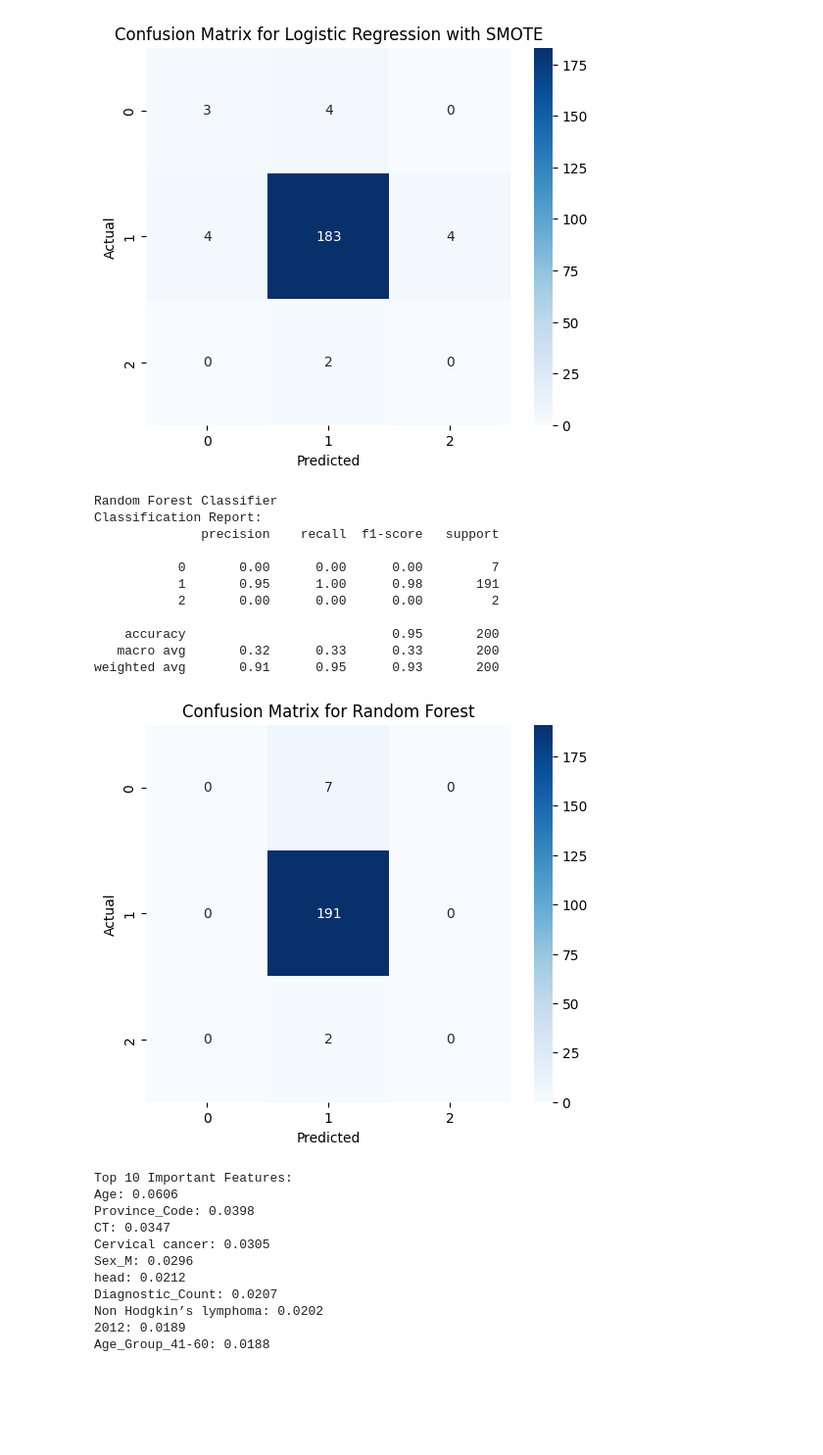
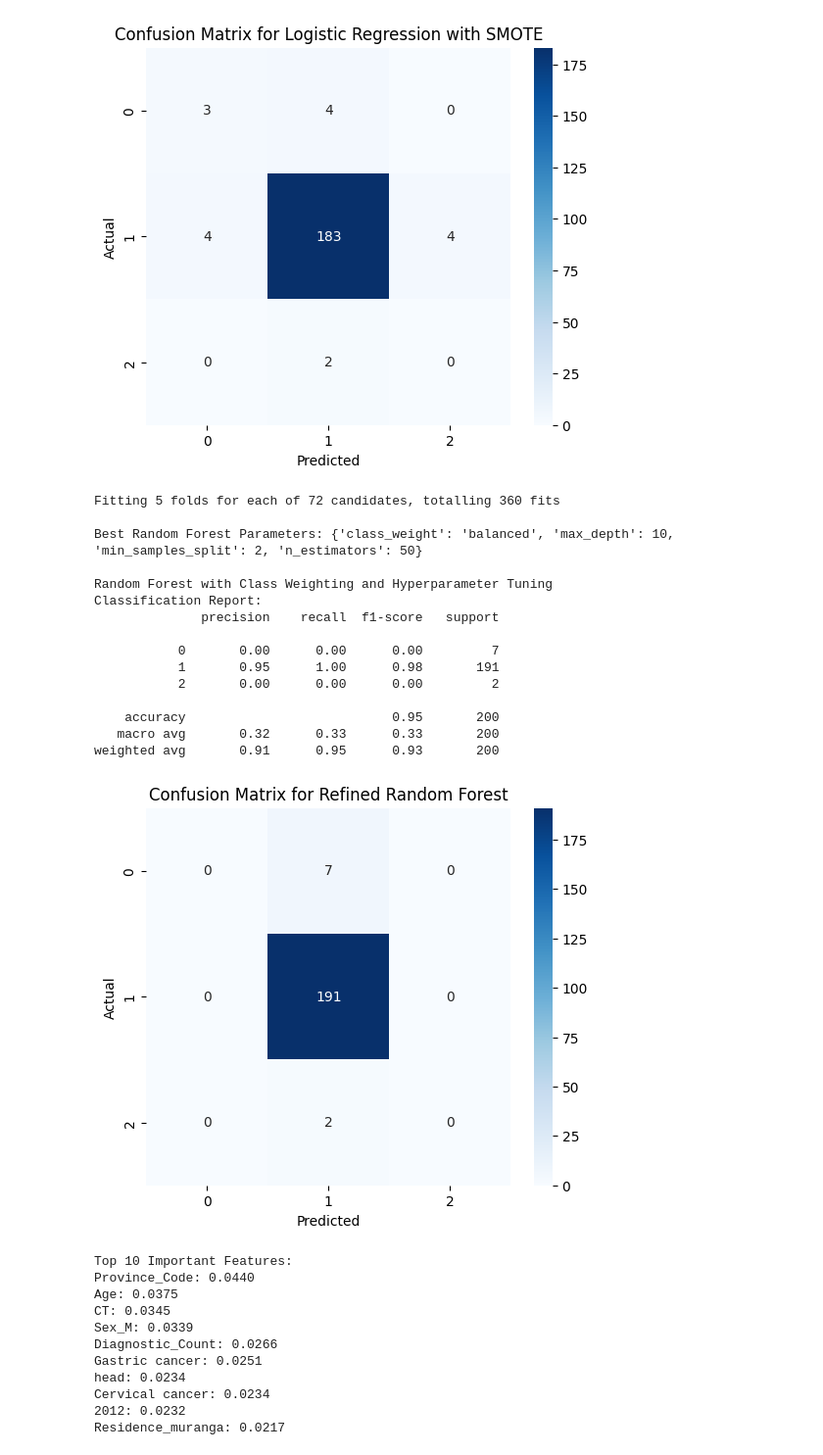
Before and after one commit to njokinjuguna/Machine-learning-Models, a Jupyter notebook: cancerpredictiveanalysisinkenya.ipynb, the cells around one changed output. Shown at 98% size. Saved outputs shown, nothing was run; the diff lists cells and outputs as text; code cells hidden in the pictures; blank space fills up the shorter version.

```diff
--- a/cancerpredictiveanalysisinkenya.ipynb
+++ b/cancerpredictiveanalysisinkenya.ipynb
@@ -918,66 +935,80 @@ weighted avg       0.94      0.93      0.93       200
 [figure]
 # %%
 from sklearn.ensemble import RandomForestClassifier
+from sklearn.model_selection import GridSearchCV
 from sklearn.metrics import classification_report, confusion_matrix
 import matplotlib.pyplot as plt
 import seaborn as sns
 
-# Initialize Random Forest Classifier
-rf_model = RandomForestClassifier(n_estimators=100, random_state=42, class_weight='balanced')
+# Define the parameter grid for hyperparameter tuning
+param_grid_rf = {
+    'n_estimators': [50, 100, 200],
+    'max_depth': [None, 10, 20, 30],
+    'min_samples_split': [2, 5, 10],
+    'class_weight': ['balanced', 'balanced_subsample']
+}
 
-# Train the model
-rf_model.fit(X_train, y_train)
+# Initialize Random Forest
+rf_model = RandomForestClassifier(random_state=42)
 
-# Make predictions
-y_test_pred_rf = rf_model.predict(X_test)
+# Perform grid search
+grid_search_rf = GridSearchCV(estimator=rf_model, param_grid=param_grid_rf, scoring='f1_macro', cv=5, verbose=1, n_jobs=-1)
+grid_search_rf.fit(X_train, y_train)
 
-# Evaluate the model
-print("\nRandom Forest Classifier")
+# Best Random Forest Model
+best_rf_model = grid_search_rf.best_estimator_
+print("\nBest Random Forest Parameters:", grid_search_rf.best_params_)
+
+# Evaluate the best model
+y_test_pred_rf = best_rf_model.predict(X_test)
+
+print("\nRandom Forest with Class Weighting and Hyperparameter Tuning")
 print("Classification Report:")
 print(classification_report(y_test, y_test_pred_rf, zero_division=0))
 
 # Confusion Matrix
 conf_matrix_rf = confusion_matrix(y_test, y_test_pred_rf)
-
 plt.figure(figsize=(6, 5))
 sns.heatmap(conf_matrix_rf, annot=True, fmt='d', cmap='Blues')
-plt.title('Confusion Matrix for Random Forest')
+plt.title('Confusion Matrix for Refined Random Forest')
 plt.xlabel('Predicted')
 plt.ylabel('Actual')
 plt.show()
 
 # Feature Importance
-importances = rf_model.feature_importances_
+importances = best_rf_model.feature_importances_
 feature_names = X_train.columns
-
-# Sort and display top 10 features
 important_features = sorted(zip(importances, feature_names), reverse=True)[:10]
 print("\nTop 10 Important Features:")
 for importance, name in important_features:
     print(f"{name}: {importance:.4f}")
 # %% [output]
-Random Forest Classifier
+Fitting 5 folds for each of 72 candidates, totalling 360 fits
+
+Best Random Forest Parameters: {'class_weight': 'balanced', 'max_depth': 10, 'min_samples_split': 2, 'n_estimators': 50}
+
+Random Forest with Class Weighting and Hyperparameter Tuning
 Classification Report:
               precision    recall  f1-score   support
 
            0       0.00      0.00      0.00         7
            1       0.95      1.00      0.98       191
            2       0.00      0.00      0.00         2
 
     accuracy                           0.95       200
    macro avg       0.32      0.33      0.33       200
 weighted avg       0.91      0.95      0.93       200
-[figure, old version]
+[figure, new version]
 Top 10 Important Features:
-Age: 0.0606
-Province_Code: 0.0398
-CT: 0.0347
-Cervical cancer: 0.0305
-Sex_M: 0.0296
-head: 0.0212
-Diagnostic_Count: 0.0207
-Non Hodgkin’s lymphoma: 0.0202
-2012: 0.0189
-Age_Group_41-60: 0.0188
+Province_Code: 0.0440
+Age: 0.0375
+CT: 0.0345
+Sex_M: 0.0339
+Diagnostic_Count: 0.0266
+Gastric cancer: 0.0251
+head: 0.0234
+Cervical cancer: 0.0234
+2012: 0.0232
+Residence_muranga: 0.0217
 # %%
 from xgboost import XGBClassifier
```
Also changed, not shown: parts of 6 cells of this notebook.
